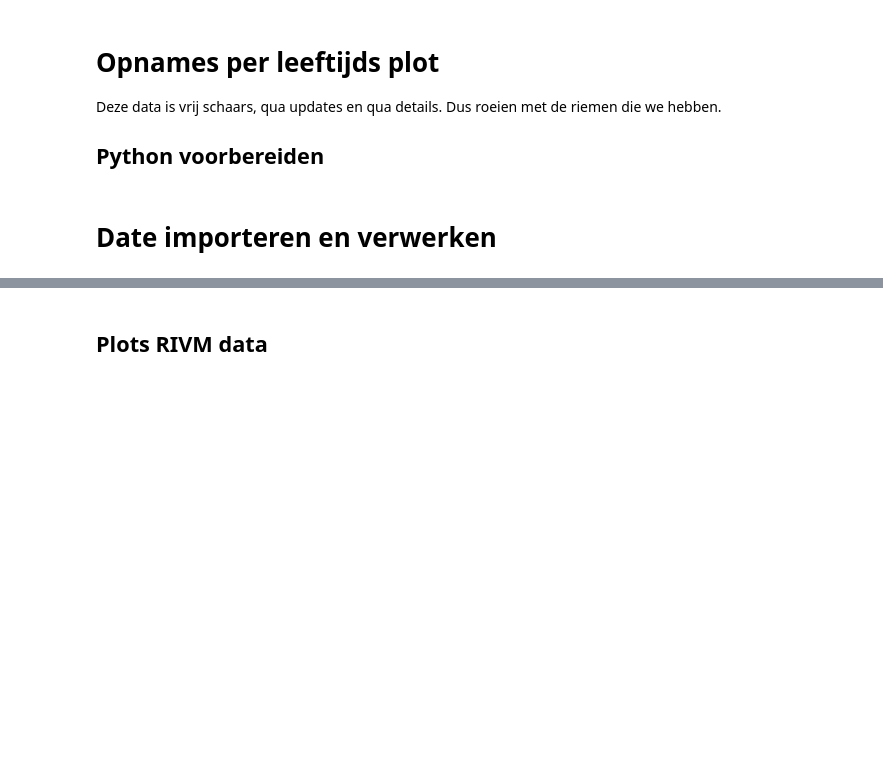
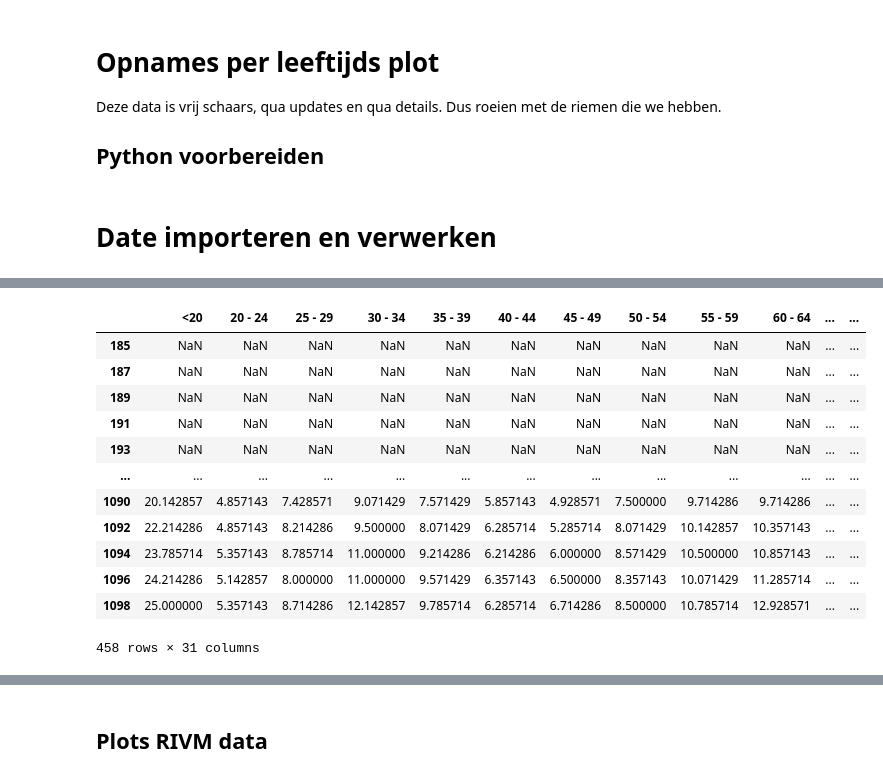
Before and after one commit to DavyLandman/covid-19-rivm-data, a Jupyter notebook: opnames.ipynb, the cells around one changed output, grey strips where cells are left out. Cells and saved outputs as stored; diff of their text form; code cells hidden in the pictures; blank space fills up the shorter version.

```diff
--- a/opnames.ipynb
+++ b/opnames.ipynb
@@ -118,24 +188,51 @@ merged_opnames2
 # %%
 opnames_nice['<30'] = opnames_nice['<20'] + opnames_nice['20 - 24'] + opnames_nice['25 - 29']
 opnames_nice['30 - 60'] = opnames_nice['30 - 34'] + opnames_nice['35 - 39'] + \
     opnames_nice['40 - 44'] + opnames_nice['45 - 49'] + \
     opnames_nice['50 - 54'] + opnames_nice['55 - 59']
 
 opnames_nice['60+'] = opnames_nice['60 - 64'] + opnames_nice['65 - 69'] + \
     opnames_nice['70 - 74'] + opnames_nice['75 - 79'] + \
     opnames_nice['80 - 84'] + opnames_nice['85 - 89'] + \
     opnames_nice['>90']
 
 opnames_nice['30+'] = opnames_nice['30 - 60'] + opnames_nice['60+']
 
 opnames_nice7['<30'] = opnames_nice7['<20'] + opnames_nice7['20 - 24'] + opnames_nice7['25 - 29']
 opnames_nice7['30 - 60'] = opnames_nice7['30 - 34'] + opnames_nice7['35 - 39'] + \
     opnames_nice7['40 - 44'] + opnames_nice7['45 - 49'] + \
     opnames_nice7['50 - 54'] + opnames_nice7['55 - 59']
 
 opnames_nice7['60+'] = opnames_nice7['60 - 64'] + opnames_nice7['65 - 69'] + \
     opnames_nice7['70 - 74'] + opnames_nice7['75 - 79'] + \
     opnames_nice7['80 - 84'] + opnames_nice7['85 - 89'] + \
     opnames_nice7['>90']
 
 opnames_nice7['30+'] = opnames_nice7['30 - 60'] + opnames_nice7['60+']
+
+opnames_nice7['0-9'] = opnames_nice7['<20']
+opnames_nice7['10-19'] = opnames_nice7['<20']
+opnames_nice7['20-29'] = opnames_nice7['20 - 24'] + opnames_nice7['25 - 29']
+opnames_nice7['30-39'] = opnames_nice7['30 - 34'] + opnames_nice7['35 - 39']
+opnames_nice7['40-49'] = opnames_nice7['40 - 44'] + opnames_nice7['45 - 49']
+opnames_nice7['50-59'] = opnames_nice7['50 - 54'] + opnames_nice7['55 - 59']
+opnames_nice7['60-69'] = opnames_nice7['60 - 64'] + opnames_nice7['65 - 69']
+opnames_nice7['70-79'] = opnames_nice7['70 - 74'] + opnames_nice7['75 - 79']
+opnames_nice7['80-89'] = opnames_nice7['80 - 84'] + opnames_nice7['85 - 89']
+opnames_nice7['90+'] = opnames_nice7['>90']
+
+opnames_nice7
+# %% [output]
+|  | <20 | 20 - 24 | 25 - 29 | 30 - 34 | 35 - 39 | 40 - 44 | 45 - 49 | 50 - 54 | 55 - 59 | 60 - 64 | ... | ... |
+| 185 | NaN | NaN | NaN | NaN | NaN | NaN | NaN | NaN | NaN | NaN | ... | ... |
+| 187 | NaN | NaN | NaN | NaN | NaN | NaN | NaN | NaN | NaN | NaN | ... | ... |
+| 189 | NaN | NaN | NaN | NaN | NaN | NaN | NaN | NaN | NaN | NaN | ... | ... |
+| 191 | NaN | NaN | NaN | NaN | NaN | NaN | NaN | NaN | NaN | NaN | ... | ... |
+| 193 | NaN | NaN | NaN | NaN | NaN | NaN | NaN | NaN | NaN | NaN | ... | ... |
+| ... | ... | ... | ... | ... | ... | ... | ... | ... | ... | ... | ... | ... |
+| 1090 | 20.142857 | 4.857143 | 7.428571 | 9.071429 | 7.571429 | 5.857143 | 4.928571 | 7.500000 | 9.714286 | 9.714286 | ... | ... |
+| 1092 | 22.214286 | 4.857143 | 8.214286 | 9.500000 | 8.071429 | 6.285714 | 5.285714 | 8.071429 | 10.142857 | 10.357143 | ... | ... |
+| 1094 | 23.785714 | 5.357143 | 8.785714 | 11.000000 | 9.214286 | 6.214286 | 6.000000 | 8.571429 | 10.500000 | 10.857143 | ... | ... |
+| 1096 | 24.214286 | 5.142857 | 8.000000 | 11.000000 | 9.571429 | 6.357143 | 6.500000 | 8.357143 | 10.071429 | 11.285714 | ... | ... |
+| 1098 | 25.000000 | 5.357143 | 8.714286 | 12.142857 | 9.785714 | 6.285714 | 6.714286 | 8.500000 | 10.785714 | 12.928571 | ... | ... |
+458 rows × 31 columns
```
Also changed, not shown: parts of 19 cells of this notebook.
